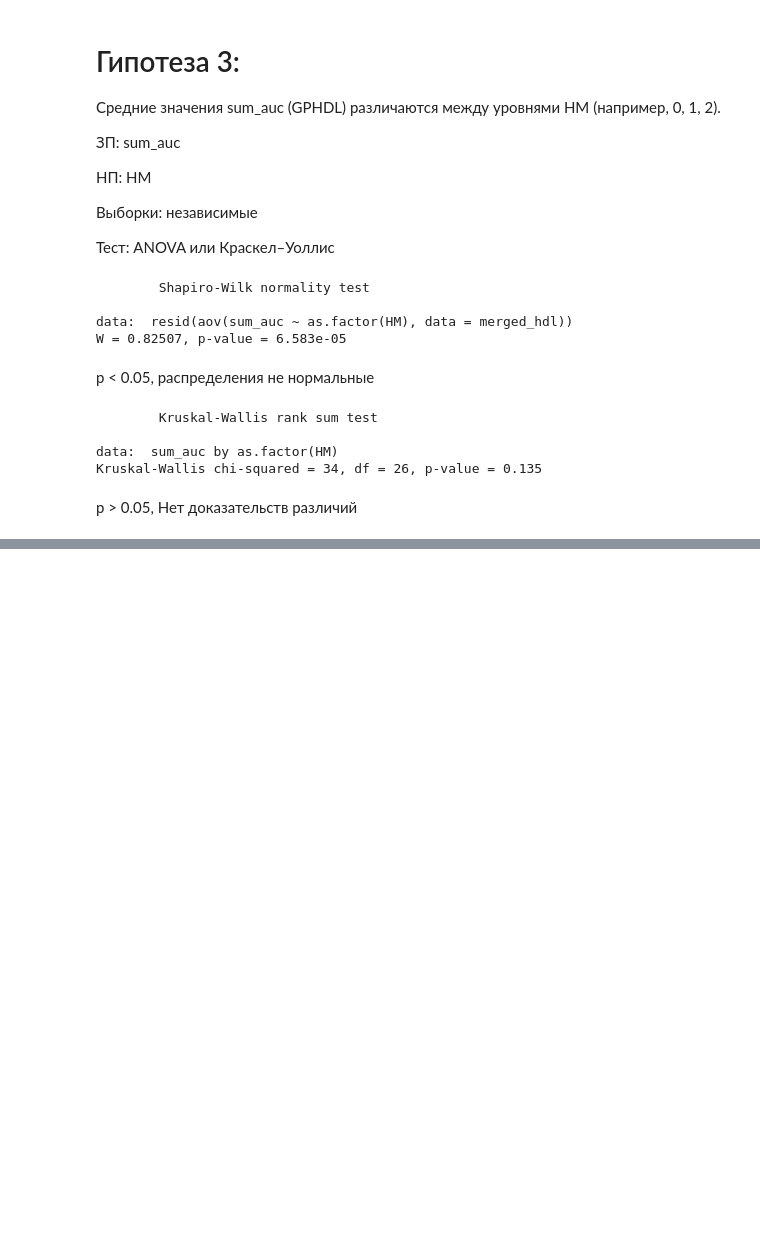
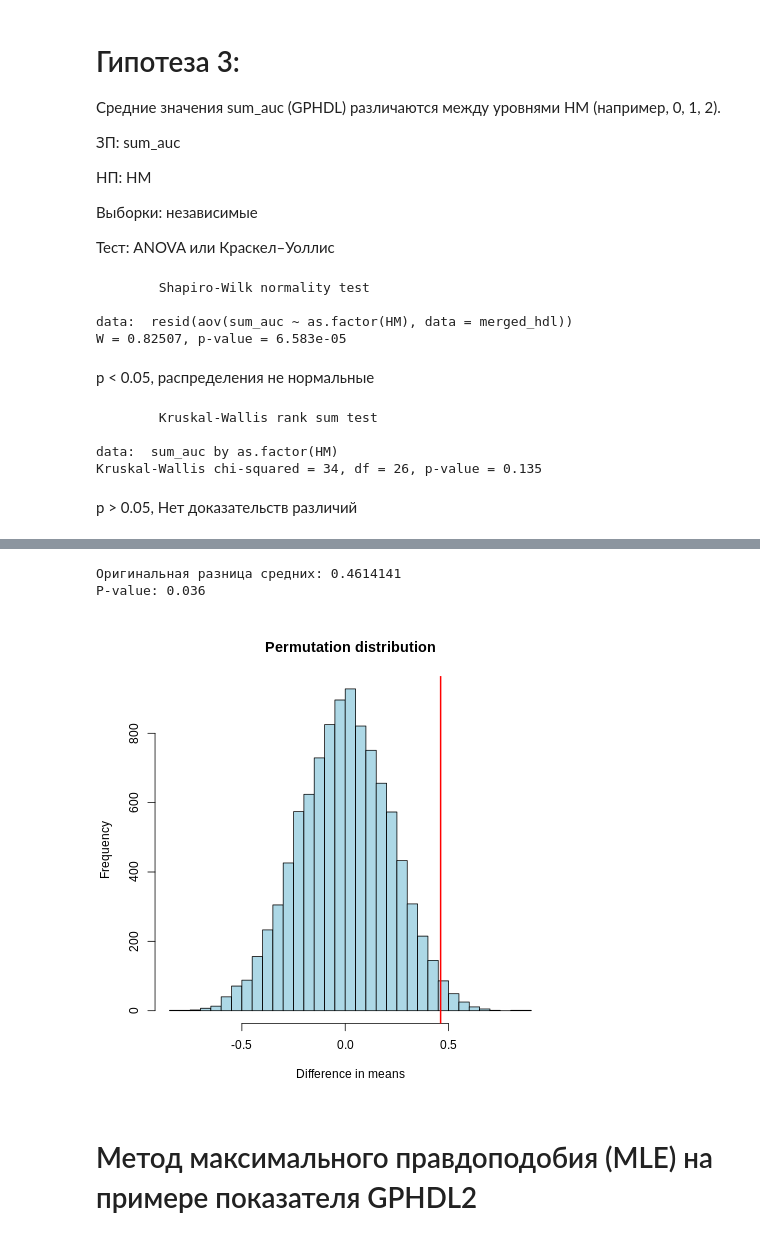
Before and after one commit to VasylDvorakDS/Statistic-in-Medicine, a Jupyter notebook: Task_1/Task_1_in_home/Chromotogramm_analisis_R_programm.ipynb, the cells around one changed output, grey strips where cells are left out. Drawn from its saved outputs; the diff is of its cells as text; code cells hidden in the pictures; blank space fills up the shorter version.

```diff
--- a/Task_1/Task_1_in_home/Chromotogramm_analisis_R_programm.ipynb
+++ b/Task_1/Task_1_in_home/Chromotogramm_analisis_R_programm.ipynb
@@ -422,0 +468,52 @@ p > 0.05, Нет доказательств различий
+# %%
+%%R
+#  Загрузка необходимых пакетов
+set.seed(123)  # Для воспроизводимости
+
+gphdl <- data_anon[[1]]
+gpldl <- data_anon[[2]]
+meta <- data_anon[[3]]
+
+#  Входные данные
+# Мы уже объединили таблицы HDL и клинические данные:
+# Объединение по Patient.number
+merged <- merge(gphdl, meta, by.x = "Patient.number", by.y = "Patientnumber")
+
+#  Выбираем переменную для теста (GPHDL2)
+group_0 <- merged$GPHDL2[merged$Group == 0]
+group_1 <- merged$GPHDL2[merged$Group == 1]
+
+# Разница средних в оригинальных данных
+obs_diff <- mean(group_1) - mean(group_0)
+
+# Пермутационный тест
+n_iter <- 10000
+diffs <- numeric(n_iter)
+
+
+for (i in 1:n_iter) {
+  permuted_group <- sample(merged$Group)
+  perm_group_0 <- merged$GPHDL2[permuted_group == 0]
+  perm_group_1 <- merged$GPHDL2[permuted_group == 1]
+  diffs[i] <- mean(perm_group_1) - mean(perm_group_0)
+}
+
+
+# P-value — доля пермутаций, где разница была больше либо равна наблюдаемой
+p_val <- mean(abs(diffs) >= abs(obs_diff))
+
+#  График
+hist(diffs, breaks = 40, col = "lightblue", main = "Permutation distribution",
+     xlab = "Difference in means")
+
+abline(v = obs_diff, col = "red", lwd = 2)
+
+#  Результат
+cat("Оригинальная разница средних:", obs_diff, "\n")
+cat("P-value:", p_val, "\n")
+# %% [output]
+Оригинальная разница средних: 0.4614141
+P-value: 0.036
+[figure, added]
+# %% [markdown]
+# Метод максимального правдоподобия (MLE) на примере показателя GPHDL2
```
Also changed, not shown: parts of 8 cells of this notebook, 2 other files.
